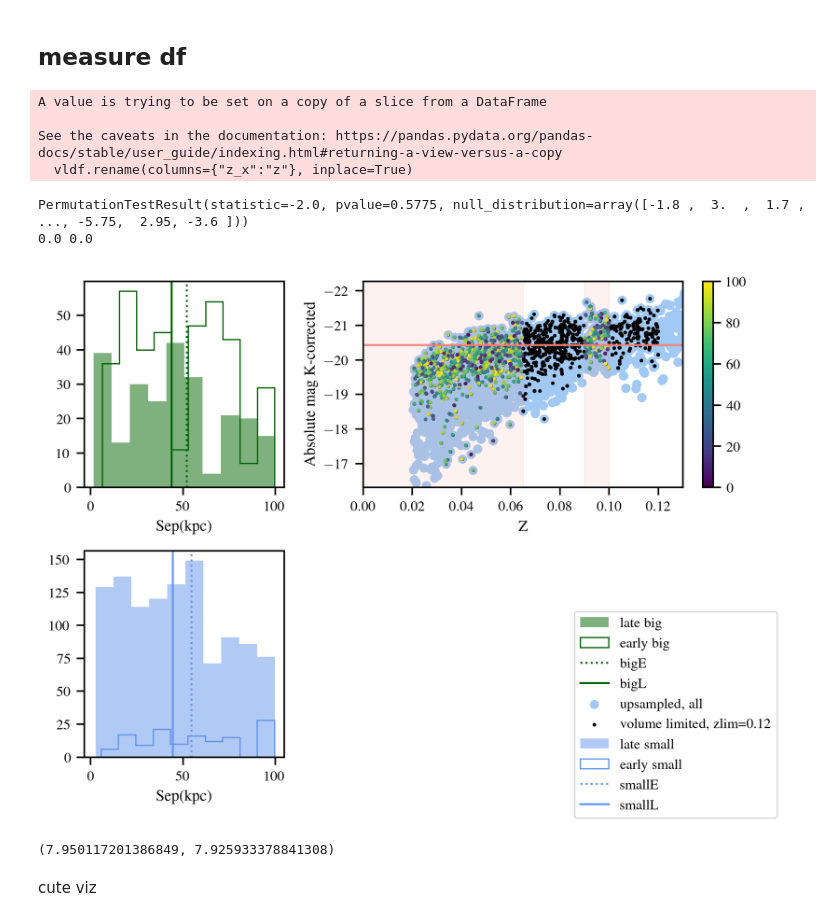
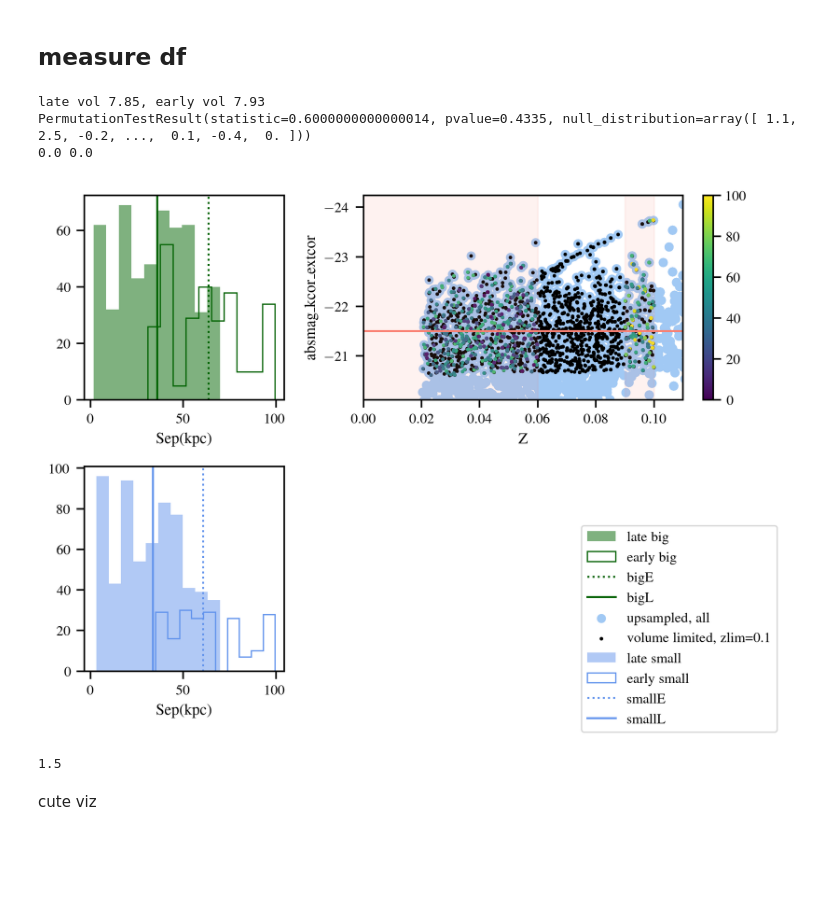
Before and after one commit to insepien/dftime, a Jupyter notebook: liu11.ipynb, the cells around one changed output. Saved outputs shown, nothing was run; the diff lists cells and outputs as text; code cells hidden in the pictures; blank space fills up the shorter version.

```diff
--- a/liu11.ipynb
+++ b/liu11.ipynb
@@ -121,13 +118,15 @@ Fixed # sys: 1284.0
 ## search in sdss and crossmatch
 # %%
 # load results of sdss search for the original sample
-sdss = pd.read_pickle("specobj_liu11.pkl")
+sdss = pd.read_pickle("~/research-data/df/specobj_liu11.pkl")
 sdss.rename(columns={'plate':'Plate'},inplace=True)
 sdss = sdss.astype(float)
 sdss.reset_index(inplace = True, drop=True)
 # create id = plate-fiber-mjd to merge dfs
 sdss['id'] = [f"{sdss.loc[i].Plate:.0f}-{sdss.loc[i].fiberid:.0f}-{sdss.loc[i].mjd:.0f}" for i in range(sdss.shape[0])]
 liudf['id'] = [f"{liudf.loc[i].Plate:.0f}-{liudf.loc[i].Fiber:.0f}-{liudf.loc[i].MJD:.0f}" for i in range(liudf.shape[0])]
+# get only the pairs from liu
+pairs = liudf[liudf.pid!=0]
 # merge pairs in liu with sdss search
 liuInSpec = pairs.merge(sdss, how='left', on='id')
 liuInSpec.shape
@@ -186,6 +181,10 @@ upsamp_df = pd.concat([liuInSpecFin[liuInSpecFin.pid==i] for i in upsamp_id])
 fulldf = pd.concat([liuInSpecFin,upsamp_df])
 # # total luminosity per system
 # upsamp_Ltot = callum_upsamp(fulldf['lum-r'].values)
+# %%
+fulldf['absmag'] = fulldf.absmagKcor_r + fulldf.k_r
+fulldf['absmag_extcor'] = fulldf.rmag - cosmo.distmod(fulldf.z_x.values).value
+fulldf['absmag_kcor_extcor'] = fulldf.absmag_extcor - fulldf.k_r
 # %% [markdown]
 Check to see upsampling look like paper plot
 # %%
@@ -258,77 +269,85 @@ def med_diff(rsmall_e,rsmall_l,rbig_e,rbig_l,axis):
 
 # fulldf_complete  = fulldf[fulldf[]]
 # loglum = vldf['lum-r']
-vldf.rename(columns={"z_x":"z"}, inplace=True)
-amag = vldf.absmagKcor_r
-redshifts = vldf.z.values
+maguse = 'absmag_kcor_extcor'
+amag = vldf[maguse]
+redshifts = vldf.z_x.values
 sep = vldf.rp.values
 
-cutsE = np.percentile(amag,[50,50])
-zLate = [0, 0.065]
+# z masks
+zLate = [0, 0.06]
 zEarly = [0.09, 0.1]
+early = (redshifts > zEarly[0]) & (redshifts < zEarly[1])
+late = (redshifts < zLate[1]) & (redshifts > zLate[0])
+# check volume
+time = lambda z2,z1: np.log10((cosmo.comoving_volume(z1) - cosmo.comoving_volume(z2)).value)
+print(f"late vol {time(zLate[0],zLate[1]):.2f}, early vol {time(zEarly[0],zEarly[1]):.2f}")
 sepmax = 100
 
+# max sep cut
+sepcut = (sep < sepmax) & (sep>0)
+sepcutL = sep < 70
+sepcutE = sep > 30
+
+# mass cut
+cutsE = np.percentile(amag,[50,50])
 cutsL = cutsE
 massmaskE= quart_mask(amag,cutsE,ismag=True)
 massmaskL = quart_mask(amag,cutsL,ismag=True)
-early = (redshifts > zEarly[0]) & (redshifts < zEarly[1])
-late = (redshifts < zLate[1]) & (redshifts > zLate[0])
-sepcut = sep < sepmax
-smallE = massmaskE[0] & early & sepcut
-smallL = massmaskL[0] & late & sepcut
-bigE = massmaskE[2] & early& sepcut
-bigL = massmaskL[2] & late & sepcut
+
+# composite masks
+smallE = massmaskE[0] & early & sepcutE
+smallL = massmaskL[0] & late & sepcutL
+bigE = massmaskE[2] & early& sepcutE
+bigL = massmaskL[2] & late & sepcutL
 
 bigc = 'darkgreen'
 smallc = 'cornflowerblue'
 
 fig,ax = plt.subplots(2,2,dpi=300,width_ratios=[1,2])
 ax[0,0].hist(vldf.rp[bigL],label='late big',alpha=0.5,color=bigc)
 ax[0,0].hist(vldf.rp[bigE],histtype='step',label='early big',color=bigc)
 
 ax[1,0].hist(vldf.rp[smallL],label='late small',alpha=0.5,color=smallc)
 ax[1,0].hist(vldf.rp[smallE],histtype='step',label='early small',color=smallc)
 for x,l,ls,c,a in zip([smallE,smallL,bigE,bigL],['smallE', 'smallL', 'bigE', 'bigL'],[":","-",":","-"],[smallc,smallc,bigc,bigc],[ax[1,0],ax[1,0],ax[0,0],ax[0,0]]):
     a.axvline(np.median(vldf.rp[x]),label=l,linestyle=ls,color=c)
 
 ax[1,0].set_xlim(ax[0,0].get_xlim())
 
-ax[0,1].scatter(fulldf.z_x, fulldf.absmagKcor_r, label='upsampled, all')
-ax[0,1].scatter(vldf.z, vldf.absmagKcor_r,label=f'volume limited, zlim={zlim}',c='k',s=2)
-im = [ax[0,1].scatter(vldf.z[mask], vldf.absmagKcor_r[mask],c=vldf.rp[mask],vmin=0,vmax=sepmax,s=2) for mask in [smallE,bigE,smallL,bigL]]
+ax[0,1].scatter(fulldf.z_x, fulldf[maguse], label='upsampled, all')
+ax[0,1].scatter(vldf.z_x, amag,label=f'volume limited, zlim={zlim}',c='k',s=2)
+im = [ax[0,1].scatter(vldf.z_x[mask], amag[mask],c=vldf.rp[mask],vmin=0,vmax=sepmax,s=2) for mask in [smallE,bigE,smallL,bigL]]
 ax[0,1].set_xlabel("Z")
-ax[0,1].set_ylabel("Absolute mag K-corrected")
+ax[0,1].set_ylabel(maguse)
 ax[0,1].yaxis.set_inverted(True)
-[ax[0,1].axhline(c,c='salmon') for c in cutsE]
+[ax[0,1].axhline(c,c='salmon',linestyle=ls) for c,ls in zip([cutsE[0],cutsL[0]],[':',"-"])]
 [ax[0,1].fill_between([c[0],c[1]],ax[0,1].get_ylim()[0],ax[0,1].get_ylim()[1],alpha=0.1,color='salmon') for c in [zLate,zEarly]]
 ax[0,1].set_xlim(0,zlim+0.01)
-ax[0,1].set_ylim(np.max(vldf.absmagKcor_r)+0.5,np.min(vldf.absmagKcor_r)-0.5)
+ax[0,1].set_ylim(np.max(amag)+0.5,np.min(amag)-0.5)
 fig.colorbar(im[0],ax=ax[0,1])
 # ax[0,1].scatter(vldf.z[massmaskL[2] & late & sepcut], vldf.absmag[massmaskL[2] & late & sepcut], color='r')
 
 [a.set_xlabel("Sep(kpc)") for a in ax[:,0]]
 # [a.text(1,30,t,fontsize=18) for a,t in zip(ax[:,0], ['big','small'])]
 
 fig.legend(loc='lower right')
 ax[1,1].axis('off')
 fig.tight_layout();
 
 seps = [vldf.rp[m] for m in [smallE,smallL,bigE,bigL]]
 print(permutation_test(seps, statistic=med_diff, vectorized=True,alternative='greater'))
 print(np.median(smallE)-np.median(smallL), np.median(bigE)-np.median(bigL))
 # %% [output]
-A value is trying to be set on a copy of a slice from a DataFrame
-
-See the caveats in the documentation: https://pandas.pydata.org/pandas-docs/stable/user_guide/indexing.html#returning-a-view-versus-a-copy
-  vldf.rename(columns={"z_x":"z"}, inplace=True)
+late vol 7.85, early vol 7.93
+PermutationTestResult(statistic=0.6000000000000014, pvalue=0.4335, null_distribution=array([ 1.1,  2.5, -0.2, ...,  0.1, -0.4,  0. ]))
+0.0 0.0
-PermutationTestResult(statistic=-2.0, pvalue=0.5775, null_distribution=array([-1.8 ,  3.  ,  1.7 , ..., -5.75,  2.95, -3.6 ]))
-0.0 0.0
-[figure, old version]
+[figure, new version]
-# %%
-time = lambda z1,z2: np.log10((cosmo.comoving_volume(z1) - cosmo.comoving_volume(z2)).value)
-time(0.065,0.0), time(0.1,0.09)
-# %% [output]
-(7.950117201386849, 7.925933378841308)
+# %%
+# cosmo.lookback_time(0.09) - cosmo.lookback_time(0.05), cosmo.lookback_time(0.1) - cosmo.lookback_time(0)
+vldf.DelTh.min()
+# %% [output]
+1.5
 # %% [markdown]
 cute viz
 # %%
```
Also changed, not shown: parts of 6 cells of this notebook.
